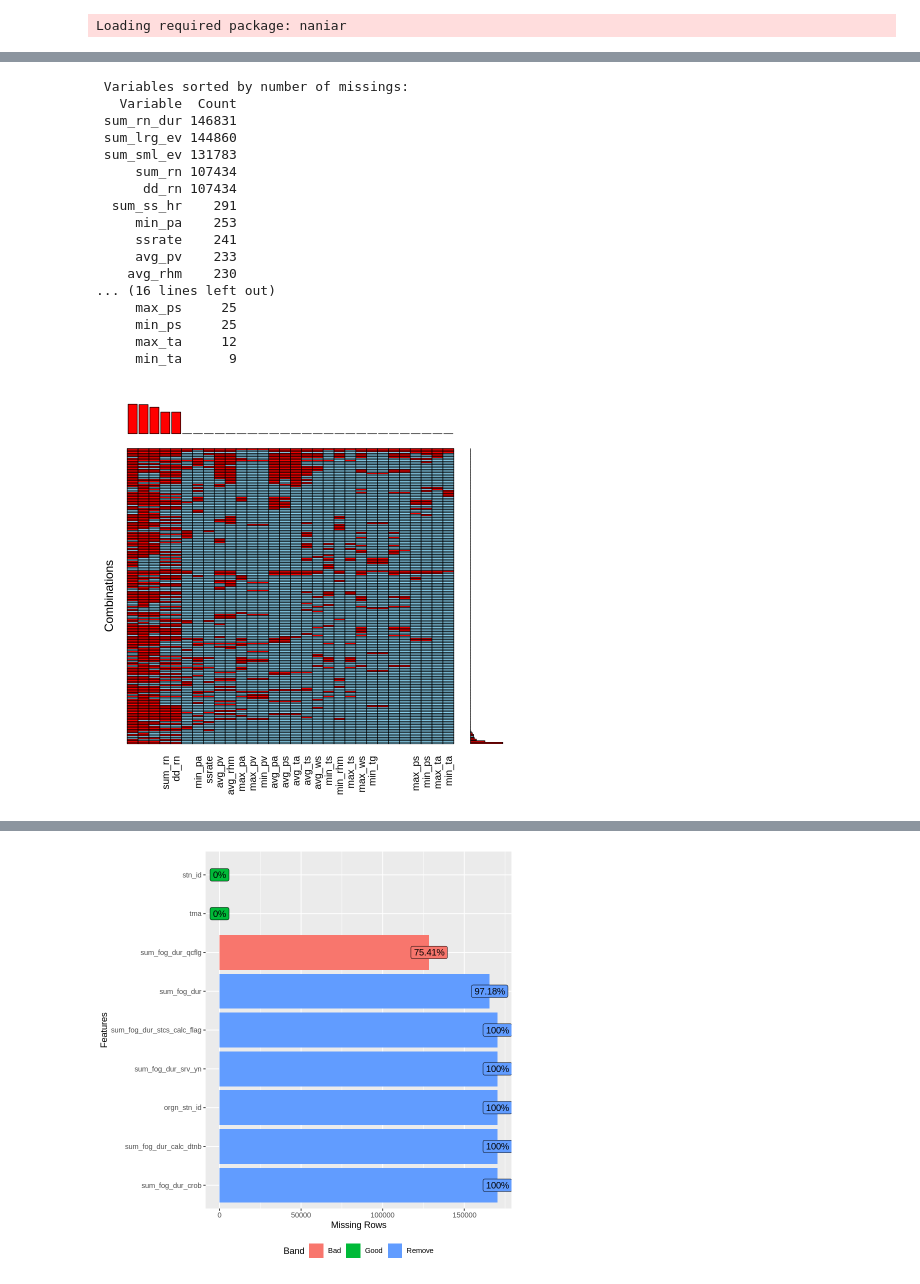
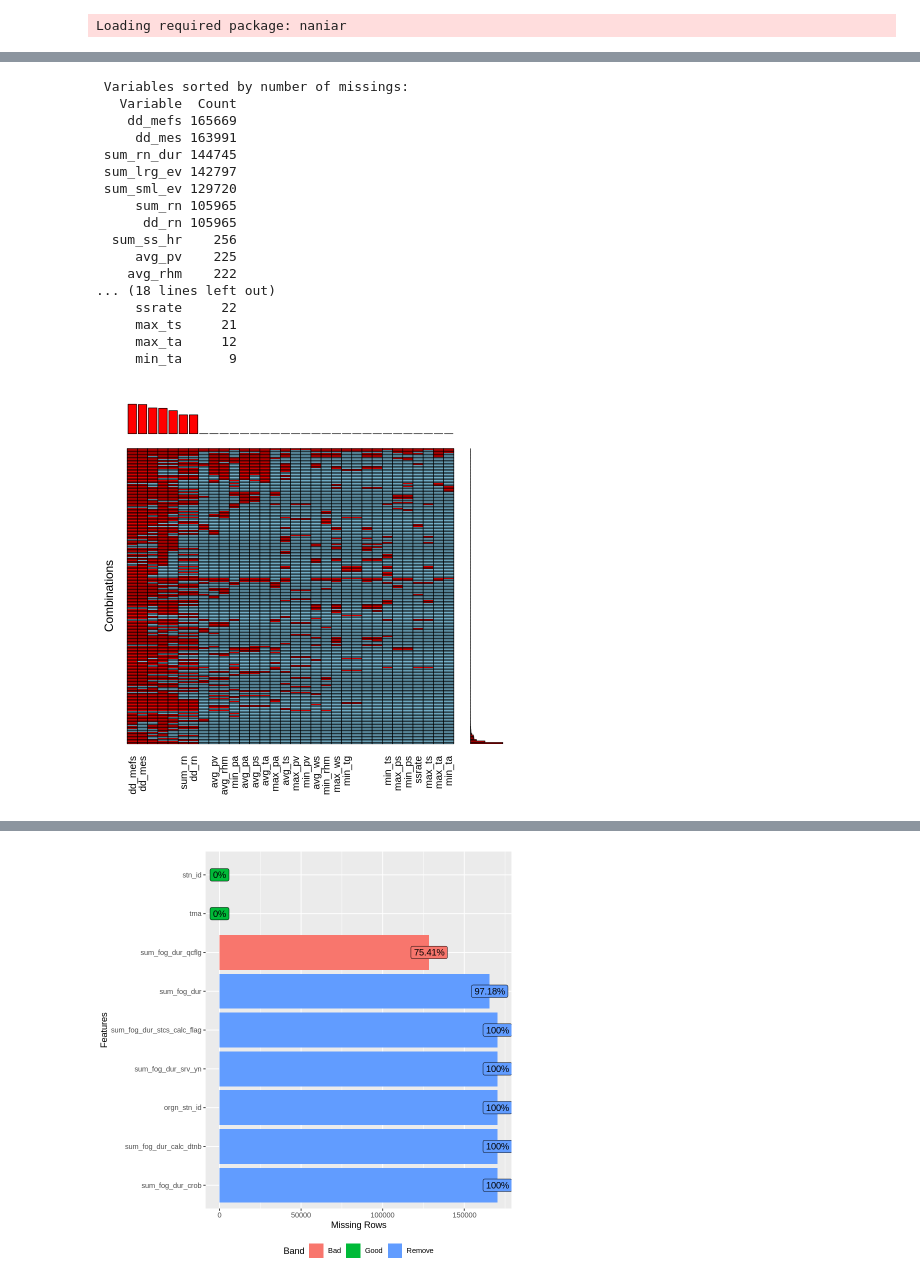
Before and after one commit to min02yam/Prediction-of-Cardiovascular-Disease-Incidence-using-machine-learning, a Jupyter notebook: ASOS데이터.ipynb, the cells around one changed output, grey strips where cells are left out. Saved outputs shown, nothing was run; the diff lists cells and outputs as text; code cells hidden in the pictures.

```diff
--- a/ASOS데이터.ipynb
+++ b/ASOS데이터.ipynb
@@ -533,0 +507,2 @@ plot_missing(DT)
+# %%
+dt=plyr::join_all(list(DT_filter, 기상관측지점),by="stn_id", type="left")
@@ -781,24 +697,25 @@ VIM::aggr(DT[,c(17:32)],
 # %%
-VIM::aggr(DT[,-c(1:2)],
+VIM::aggr(dt[,-c(1:2,35:37)],
   sortVars = TRUE,
   combined = TRUE
    )
+#끝에 갈수록 많아짐
 # %% [output]
  Variables sorted by number of missings:
    Variable  Count
- sum_rn_dur 146831
- sum_lrg_ev 144860
- sum_sml_ev 131783
-     sum_rn 107434
-      dd_rn 107434
-  sum_ss_hr    291
-     min_pa    253
-     ssrate    241
-     avg_pv    233
-    avg_rhm    230
-... (16 lines left out)
-     max_ps     25
-     min_ps     25
+    dd_mefs 165669
+     dd_mes 163991
+ sum_rn_dur 144745
+ sum_lrg_ev 142797
+ sum_sml_ev 129720
+     sum_rn 105965
+      dd_rn 105965
+  sum_ss_hr    256
+     avg_pv    225
+    avg_rhm    222
+... (18 lines left out)
+     ssrate     22
+     max_ts     21
      max_ta     12
      min_ta      9
-[figure, old version]
+[figure, new version]
```
Also changed, not shown: parts of 38 cells of this notebook.
